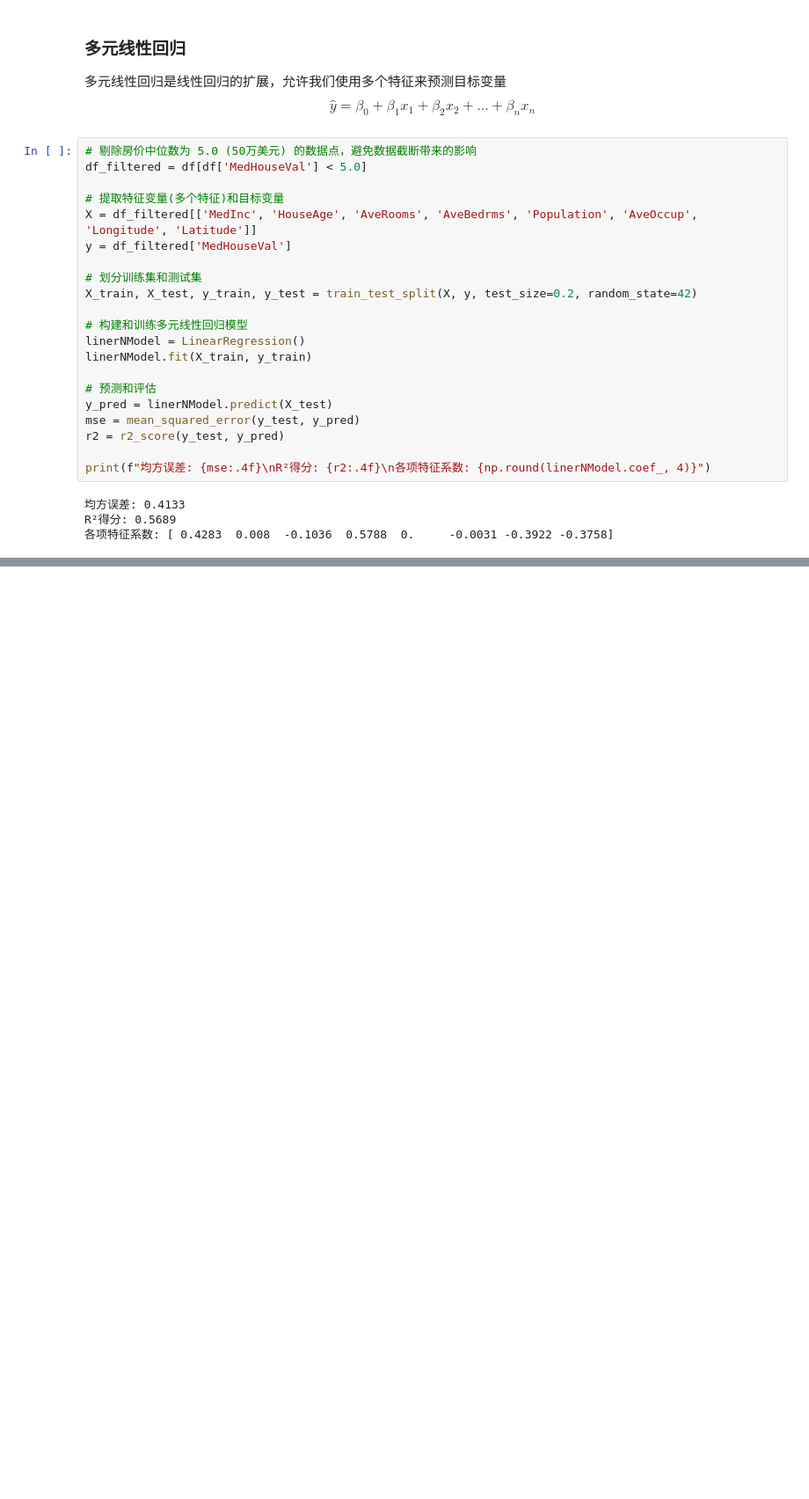
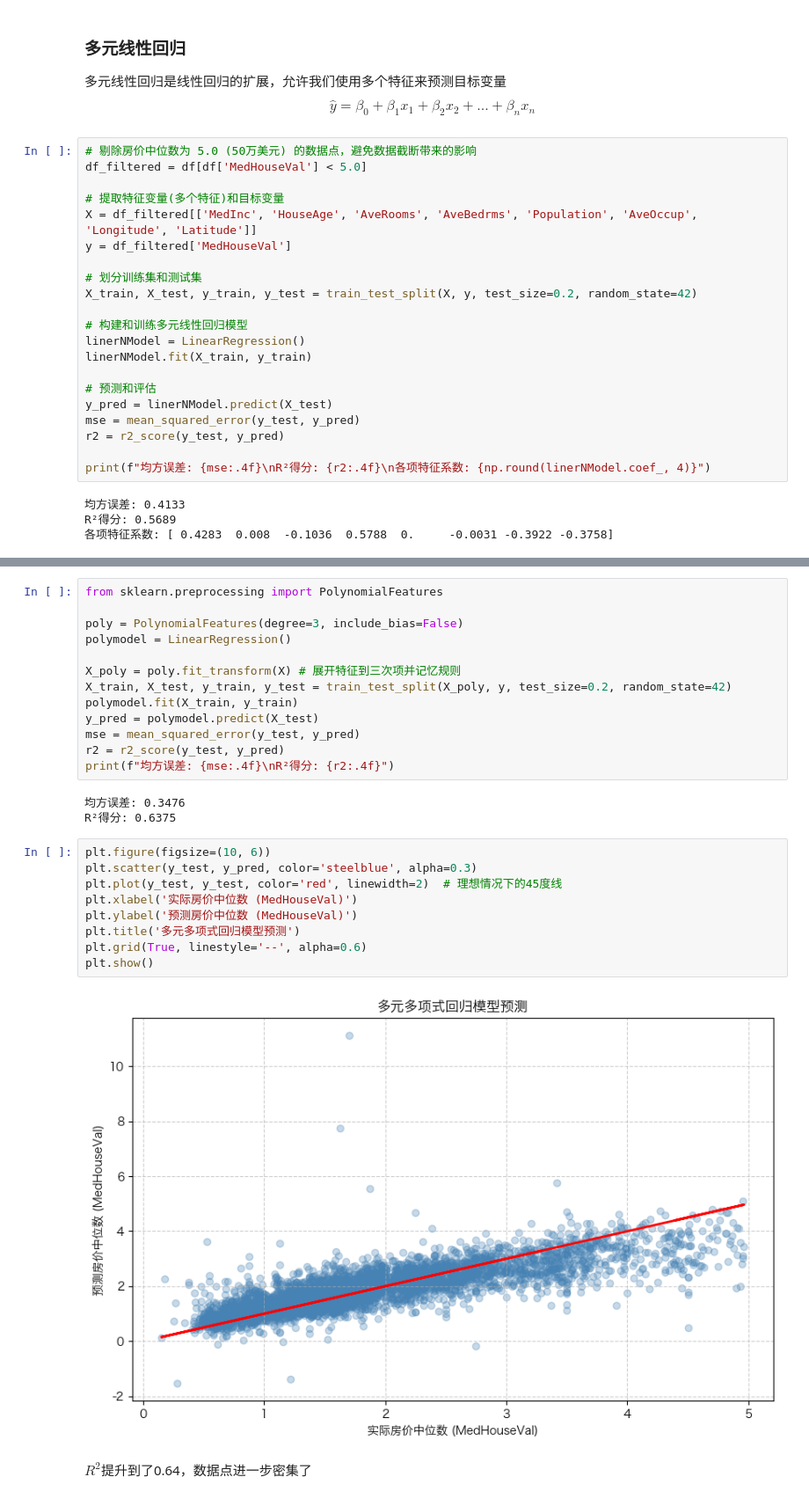
Before and after one commit to lenze374/machineLearning, a Jupyter notebook: supervised.ipynb, the cells around one changed output, grey strips where cells are left out. Shown at 88% size. Drawn from its saved outputs; the diff is of its cells as text; blank space fills up the shorter version.

```diff
--- a/supervised.ipynb
+++ b/supervised.ipynb
@@ -162,0 +193,29 @@ R²得分: 0.5689
+# %%
+from sklearn.preprocessing import PolynomialFeatures
+
+poly = PolynomialFeatures(degree=3, include_bias=False)
+polymodel = LinearRegression()
+
+X_poly = poly.fit_transform(X) # 展开特征到三次项并记忆规则
+X_train, X_test, y_train, y_test = train_test_split(X_poly, y, test_size=0.2, random_state=42)
+polymodel.fit(X_train, y_train)
+y_pred = polymodel.predict(X_test)
+mse = mean_squared_error(y_test, y_pred)
+r2 = r2_score(y_test, y_pred)
+print(f"均方误差: {mse:.4f}\nR²得分: {r2:.4f}")
+# %% [output]
+均方误差: 0.3476
+R²得分: 0.6375
+# %%
+plt.figure(figsize=(10, 6))
+plt.scatter(y_test, y_pred, color='steelblue', alpha=0.3)
+plt.plot(y_test, y_test, color='red', linewidth=2)  # 理想情况下的45度线
+plt.xlabel('实际房价中位数 (MedHouseVal)')
+plt.ylabel('预测房价中位数 (MedHouseVal)')
+plt.title('多元多项式回归模型预测')
+plt.grid(True, linestyle='--', alpha=0.6)
+plt.show()
+# %% [output]
+[figure, added]
+# %% [markdown]
+$R^2$提升到了0.64，数据点进一步密集了
```
Also changed, not shown: parts of 7 cells of this notebook.
